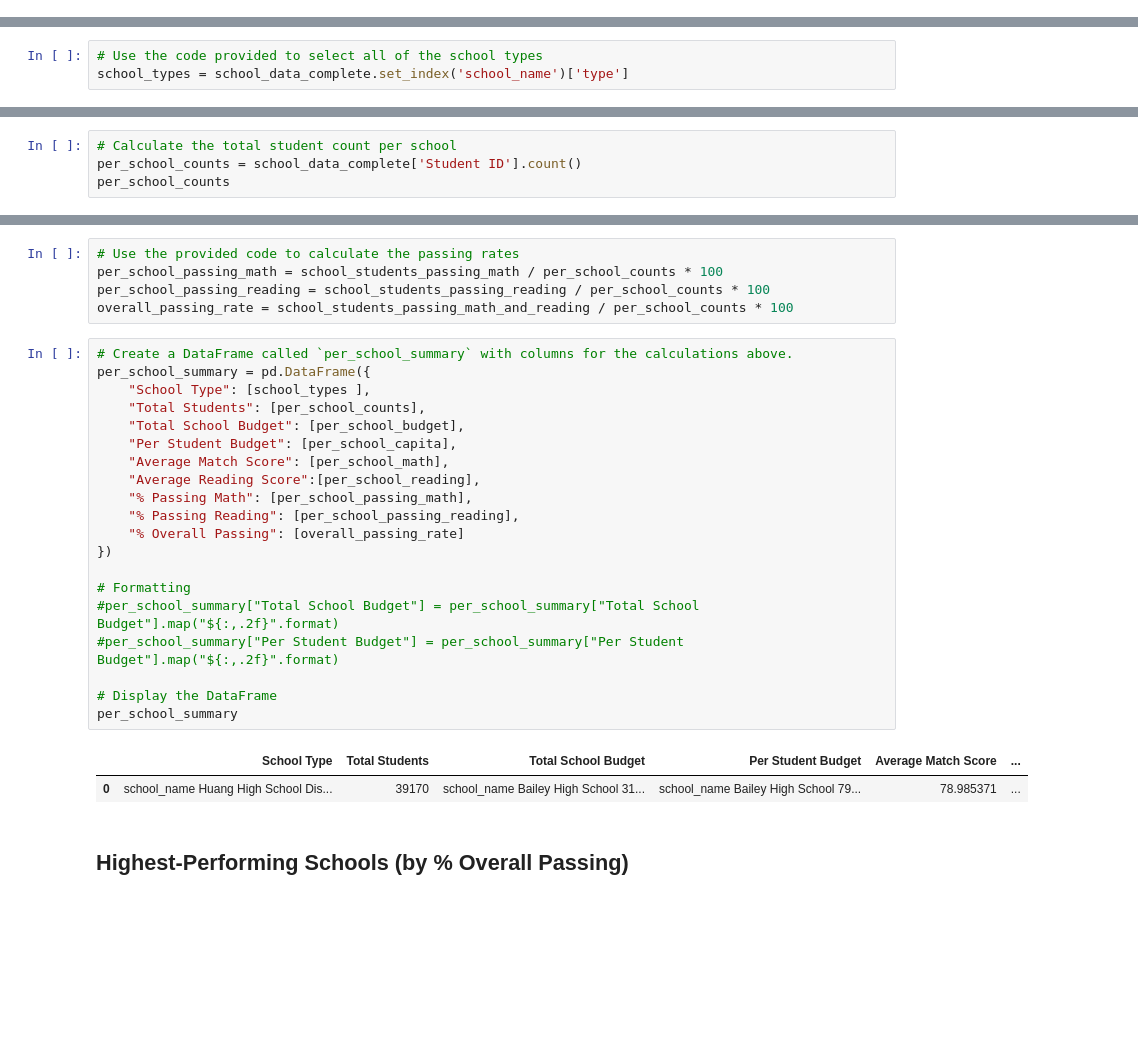
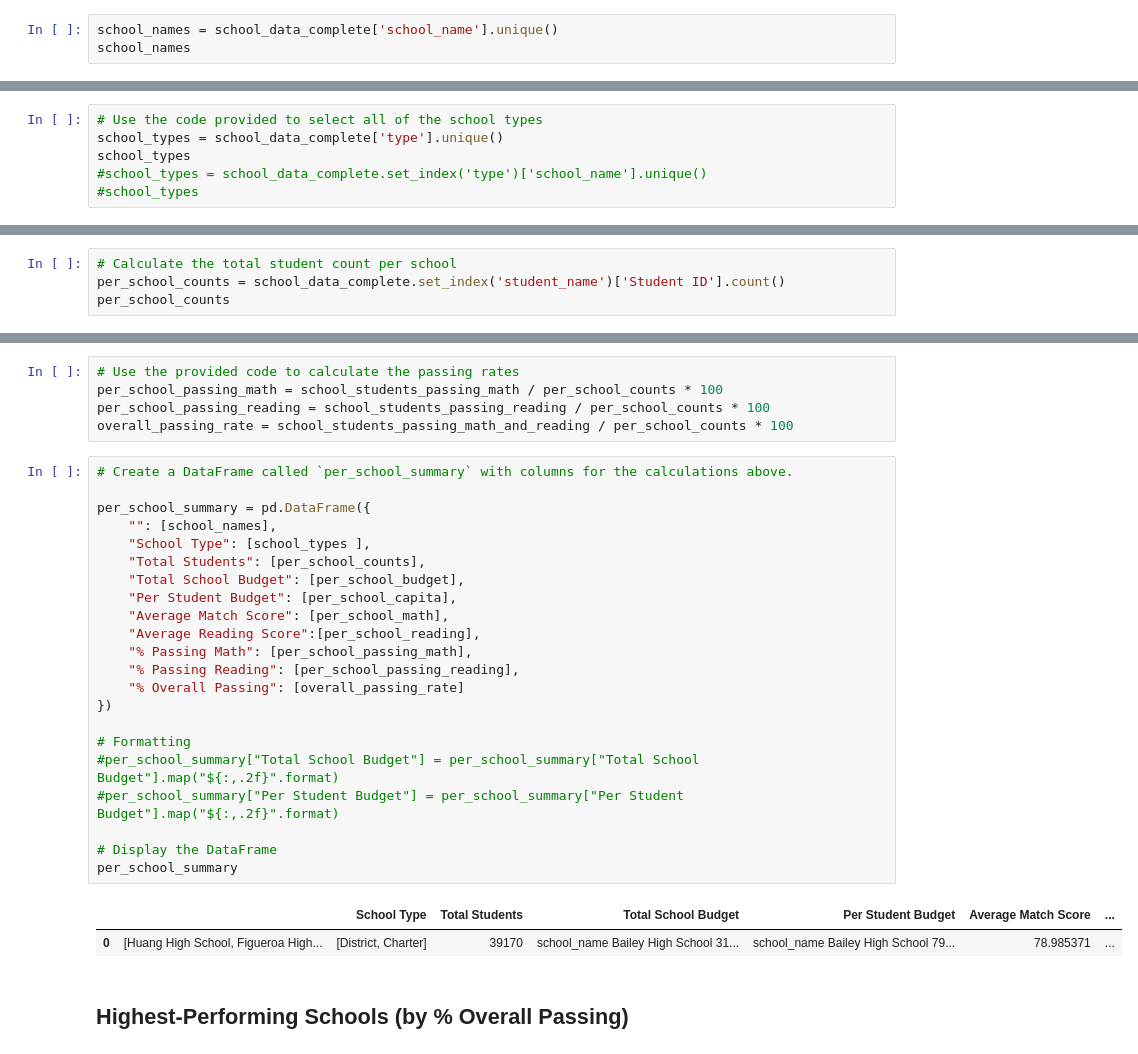
Before and after one commit to MaiDaoLor/Panda_Challenge, a Jupyter notebook: Panda_Challenge/The_correct_PycitySchool.REVISED/PyCitySchools/PyCitySchools_starter.ipynb, the cells around one changed output, grey strips where cells are left out. Cells and saved outputs as stored; diff of their text form; blank space fills up the shorter version.

```diff
--- a/Panda_Challenge/The_correct_PycitySchool.REVISED/PyCitySchools/PyCitySchools_starter.ipynb
+++ b/Panda_Challenge/The_correct_PycitySchool.REVISED/PyCitySchools/PyCitySchools_starter.ipynb
@@ -115,3 +115,6 @@ district_summary
 | 0 | 15 | 39,170 | $24,649,428.00 | 78.985371 | 81.87784 | ... |
 # %% [markdown]
 ## School Summary
+# %%
+school_names = school_data_complete['school_name'].unique()
+school_names
@@ -118,3 +128,6 @@ district_summary
 # %%
 # Use the code provided to select all of the school types
-school_types = school_data_complete.set_index('school_name')['type']
+school_types = school_data_complete['type'].unique()
+school_types
+#school_types = school_data_complete.set_index('type')['school_name'].unique()
+#school_types
@@ -121,6 +136,6 @@ school_types = school_data_complete.set_index('school_name')['type']
 # %%
 # Calculate the total student count per school
-per_school_counts = school_data_complete['Student ID'].count()
+per_school_counts = school_data_complete.set_index('student_name')['Student ID'].count()
 per_school_counts
 # %% [output]
 39170
@@ -192,27 +168,29 @@ per_school_passing_reading = school_students_passing_reading / per_school_counts
 overall_passing_rate = school_students_passing_math_and_reading / per_school_counts * 100
 # %%
 # Create a DataFrame called `per_school_summary` with columns for the calculations above.
+
 per_school_summary = pd.DataFrame({
+    "": [school_names],
     "School Type": [school_types ],
     "Total Students": [per_school_counts],
     "Total School Budget": [per_school_budget],
     "Per Student Budget": [per_school_capita],
     "Average Match Score": [per_school_math],
     "Average Reading Score":[per_school_reading],
     "% Passing Math": [per_school_passing_math],
     "% Passing Reading": [per_school_passing_reading],
     "% Overall Passing": [overall_passing_rate]
 })
 
 # Formatting
 #per_school_summary["Total School Budget"] = per_school_summary["Total School Budget"].map("${:,.2f}".format)
 #per_school_summary["Per Student Budget"] = per_school_summary["Per Student Budget"].map("${:,.2f}".format)
 
 # Display the DataFrame
 per_school_summary
 # %% [output]
-|  | School Type | Total Students | Total School Budget | Per Student Budget | Average Match Score | ... |
-| 0 | school_name Huang High School Dis... | 39170 | school_name Bailey High School 31... | school_name Bailey High School 79... | 78.985371 | ... |
+|  |  | School Type | Total Students | Total School Budget | Per Student Budget | Average Match Score | ... |
+| 0 | [Huang High School, Figueroa High... | [District, Charter] | 39170 | school_name Bailey High School 31... | school_name Bailey High School 79... | 78.985371 | ... |
 # %% [markdown]
 ## Highest-Performing Schools (by % Overall Passing)
 # %%
```
Also changed, not shown: parts of 6 cells of this notebook.
